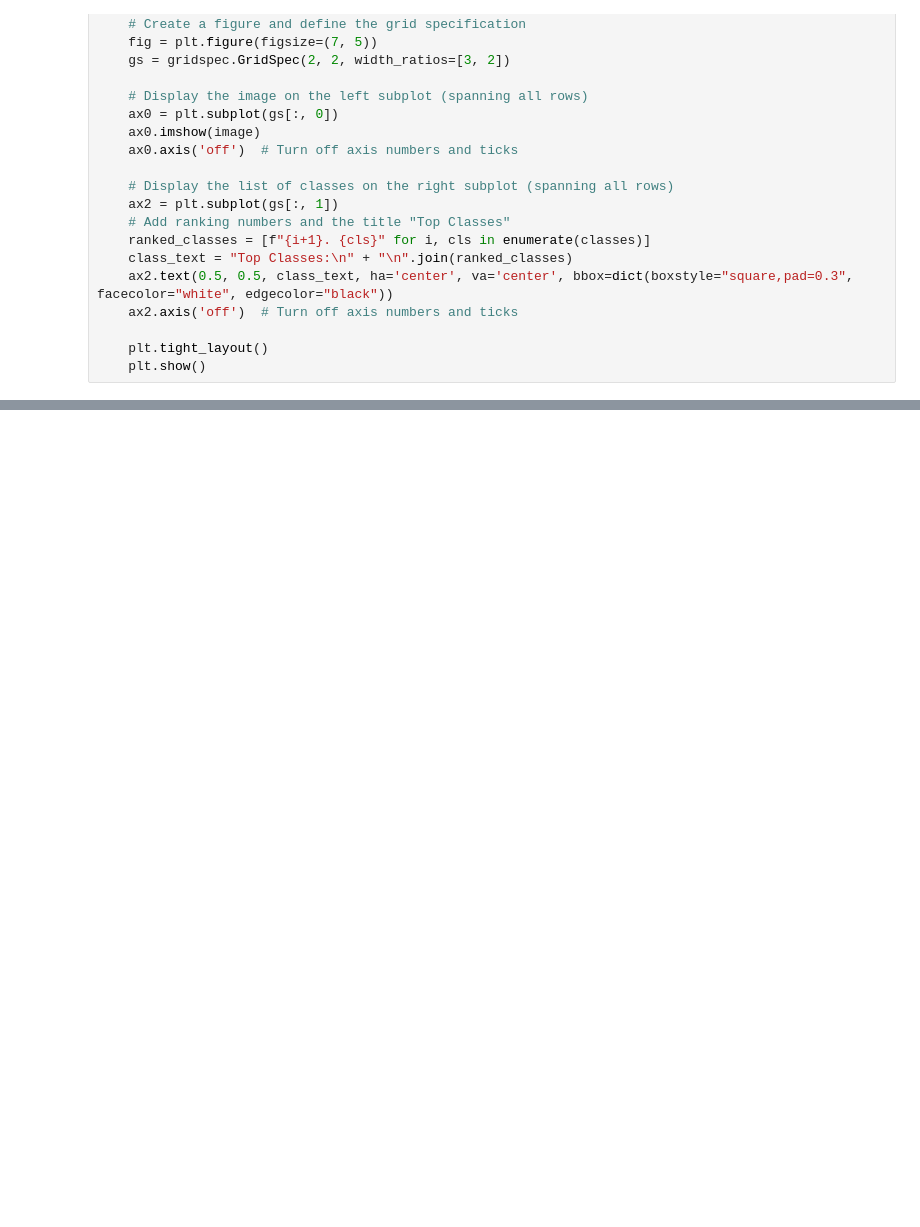
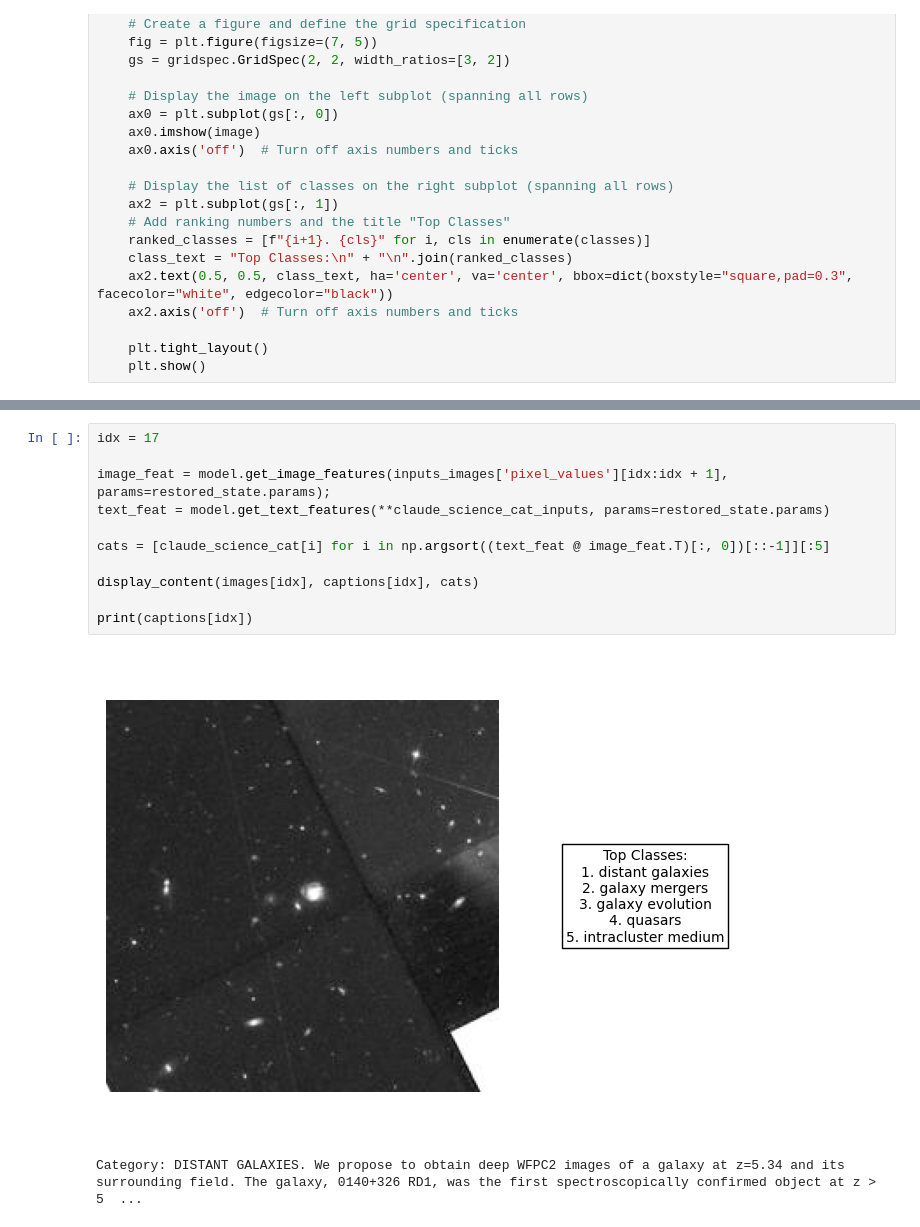
Before and after one commit to smsharma/PAPERCLIP-Hubble, a Jupyter notebook: notebooks/eval.ipynb, the cells around one changed output, grey strips where cells are left out. Saved outputs shown, nothing was run; the diff lists cells and outputs as text; blank space fills up the shorter version.

```diff
--- a/notebooks/eval.ipynb
+++ b/notebooks/eval.ipynb
@@ -118,0 +116,14 @@ Category: Stellar Populations and the Interstellar Medium. Multiple populations
+# %%
+idx = 17
+
+image_feat = model.get_image_features(inputs_images['pixel_values'][idx:idx + 1], params=restored_state.params);
+text_feat = model.get_text_features(**claude_science_cat_inputs, params=restored_state.params)
+
+cats = [claude_science_cat[i] for i in np.argsort((text_feat @ image_feat.T)[:, 0])[::-1]][:5]
+
+display_content(images[idx], captions[idx], cats)
+
+print(captions[idx])
+# %% [output]
+[figure, added]
+Category: DISTANT GALAXIES. We propose to obtain deep WFPC2 images of a galaxy at z=5.34 and its surrounding field. The galaxy, 0140+326 RD1, was the first spectroscopically confirmed object at z > 5  ...
```
Also changed, not shown: parts of 15 cells of this notebook.
